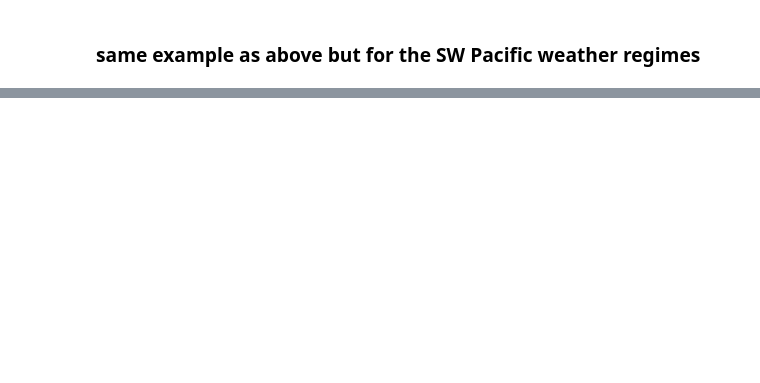
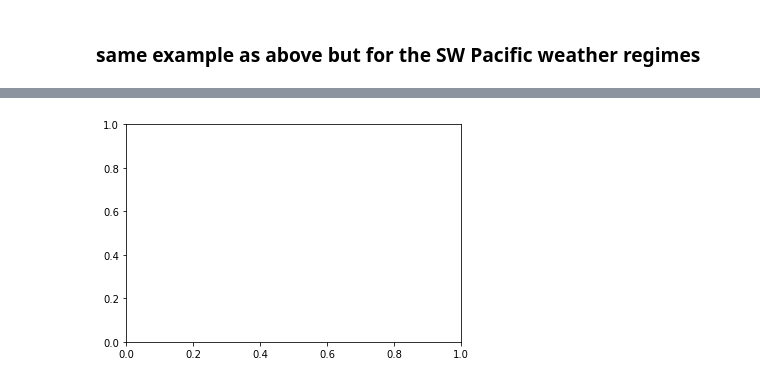
Before and after one commit to nicolasfauchereau/PICT_notebooks, a Jupyter notebook: notebooks/WR_ensemble.ipynb, the cells around one changed output, grey strips where cells are left out. Drawn from its saved outputs; the diff is of its cells as text; code cells hidden in the pictures; blank space fills up the shorter version.

```diff
--- a/notebooks/WR_ensemble.ipynb
+++ b/notebooks/WR_ensemble.ipynb
@@ -76,0 +83,4 @@ f = w.plot_heatmap()
+# %%
+f, ax = plt.subplots()
+# %% [output]
+[figure, added]
```
Also changed, not shown: parts of 8 cells of this notebook, 6 other files.
